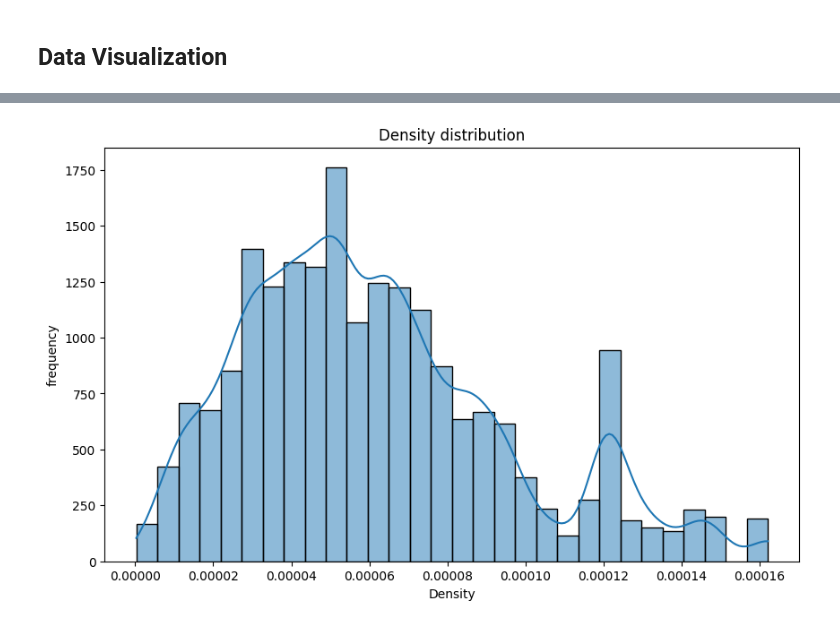
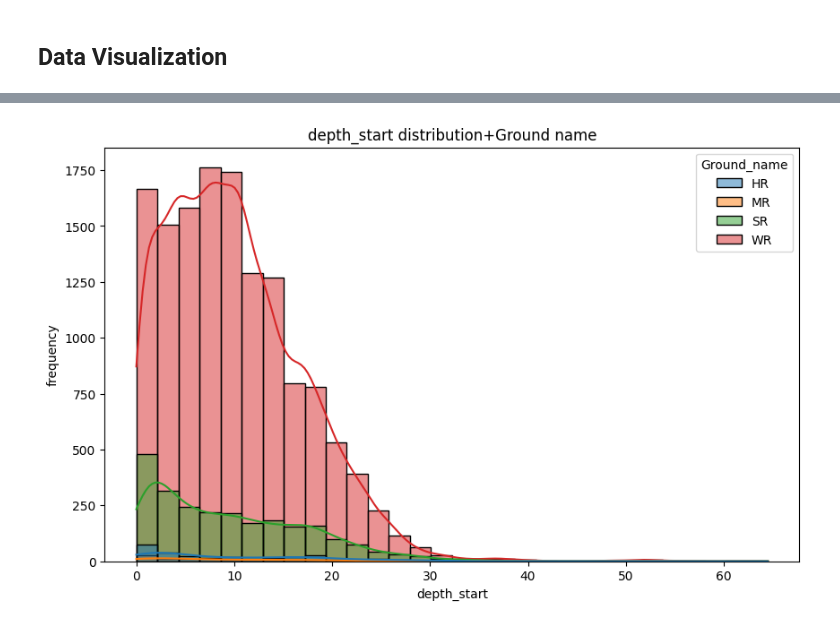
Before and after one commit to go0leum/rockhead_prediction, a Jupyter notebook: EDA.ipynb, the cells around one changed output, grey strips where cells are left out. Drawn from its saved outputs; the diff is of its cells as text; code cells hidden in the pictures.

Commit message:
Update:for_data_240923

```diff
--- a/EDA.ipynb
+++ b/EDA.ipynb
@@ -57,0 +59,11 @@ array(['WR', 'SR', 'MR', 'HR'], dtype=object)
+# %%
+# categorical data
+
+# rock type data nan -> missing
+df['Rock type'].fillna('missing', inplace=True)
+
+df['Ground_name'] = df['Ground_name'].astype('category')
+df['Rock type'] = df['Rock type'].astype('category')
+
+print(df['Ground_name'].unique())
+print(df['Rock type'].unique())
@@ -57,0 +81,4 @@ array(['WR', 'SR', 'MR', 'HR'], dtype=object)
+# %%
+# error값
+df['depth_fault'] = df['depth_start'] > df['depth_end']
+df['depth_fault'].value_counts()
@@ -57,0 +89,4 @@ array(['WR', 'SR', 'MR', 'HR'], dtype=object)
+# %%
+# drop
+df.drop(['depth_fault'], axis=1, inplace=True)
+df.drop(['Unnamed__0'], axis=1, inplace=True)
@@ -78,5 +128,0 @@ Name: count, dtype: int64
-# %%
-df = df_row[df_row['depth_fault']==False]
-
-df.drop(['depth_fault'], axis=1, inplace=True)
-df.info()
@@ -134,7 +168,7 @@ eda_utils.box_plot(df_v, 'Ground name', 'depth_start', 'Ground name & depth_star
 # %%
-#depth distribution
-eda_utils.distribution_histogram(df_v, 'Density', 'Density distribution')
+#elevation log scale distribution
+eda_utils.distribution_histogram(df_v, 'depth_start', 'depth_start distribution+Ground name', 'Ground_name')
 # %% [output]
-[figure, old version]
+[figure, new version]
 # %%
 #elevation log scale distribution
```
Also changed, not shown: parts of 32 cells of this notebook, 1 other file.
